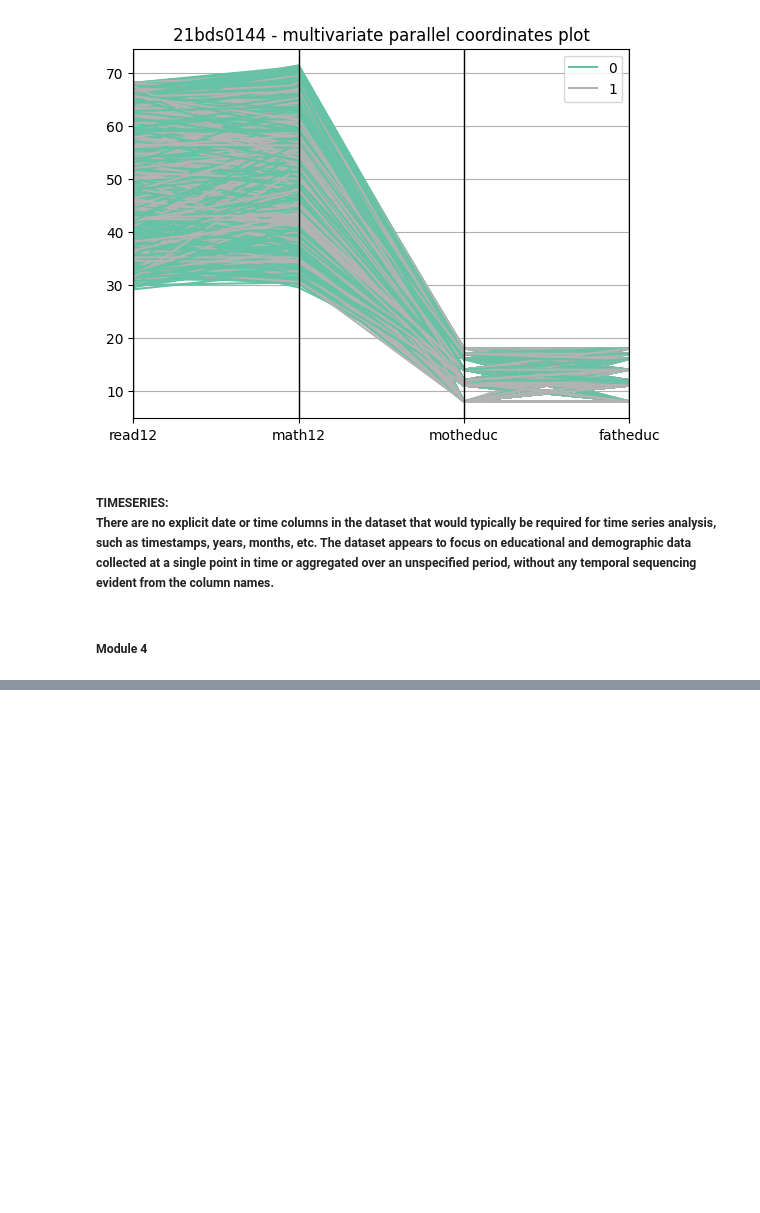
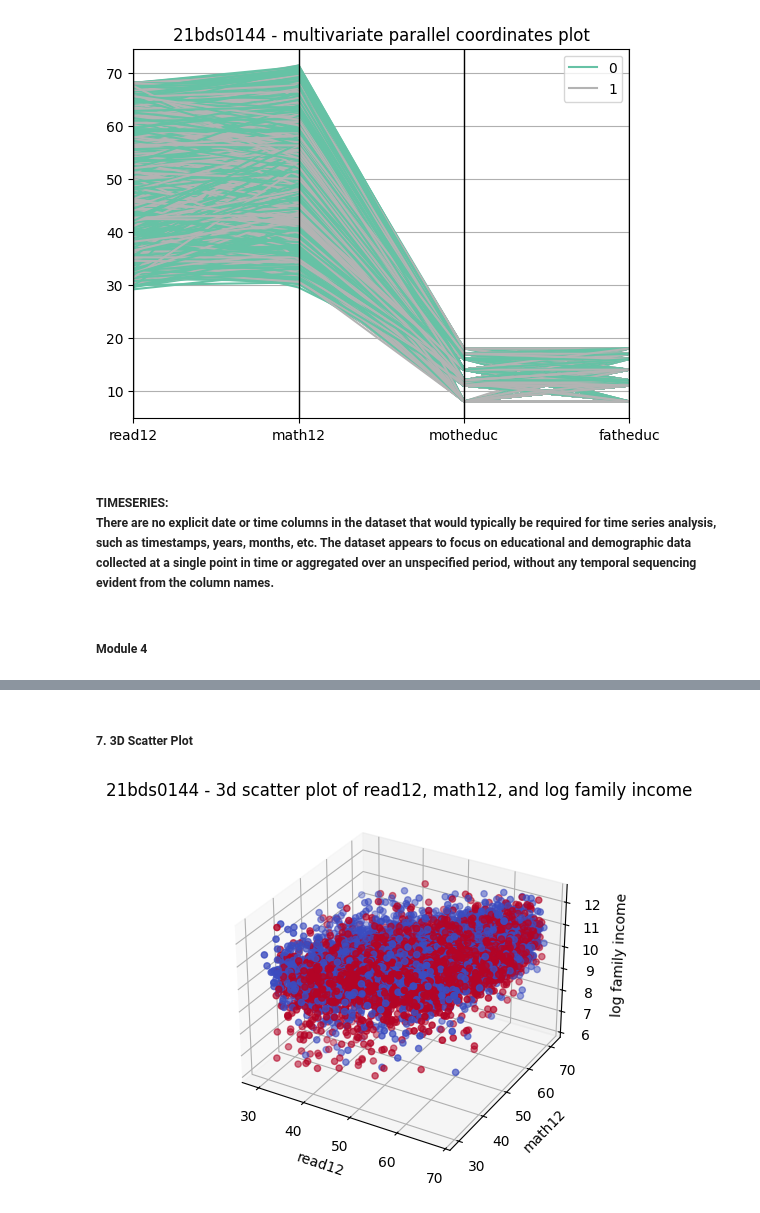
Before and after one commit to shrijeet-maiti-burner/EDA, a Jupyter notebook: 21BDS0144.ipynb, the cells around one changed output, grey strips where cells are left out. Cells and saved outputs as stored; diff of their text form; code cells hidden in the pictures; blank space fills up the shorter version.

```diff
--- a/21BDS0144.ipynb
+++ b/21BDS0144.ipynb
@@ -601,0 +899,17 @@ plt.show()
+# %% [markdown]
+##### 7. 3D Scatter Plot
+# %%
+data['female'] = data['female'].astype('category')
+
+# 3d plot
+fig = plt.figure()
+ax = fig.add_subplot(111, projection = '3d')
+ax.scatter(data['read12'], data['math12'], data['lfaminc'],
+           c = data['female'].cat.codes, cmap = 'coolwarm')
+ax.set_xlabel('read12')
+ax.set_ylabel('math12')
+ax.set_zlabel('log family income')
+plt.title('21bds0144 - 3d scatter plot of read12, math12, and log family income')
+plt.show()
+# %% [output]
+[figure, added]
```
Also changed, not shown: parts of 24 cells of this notebook, 1 other file.
